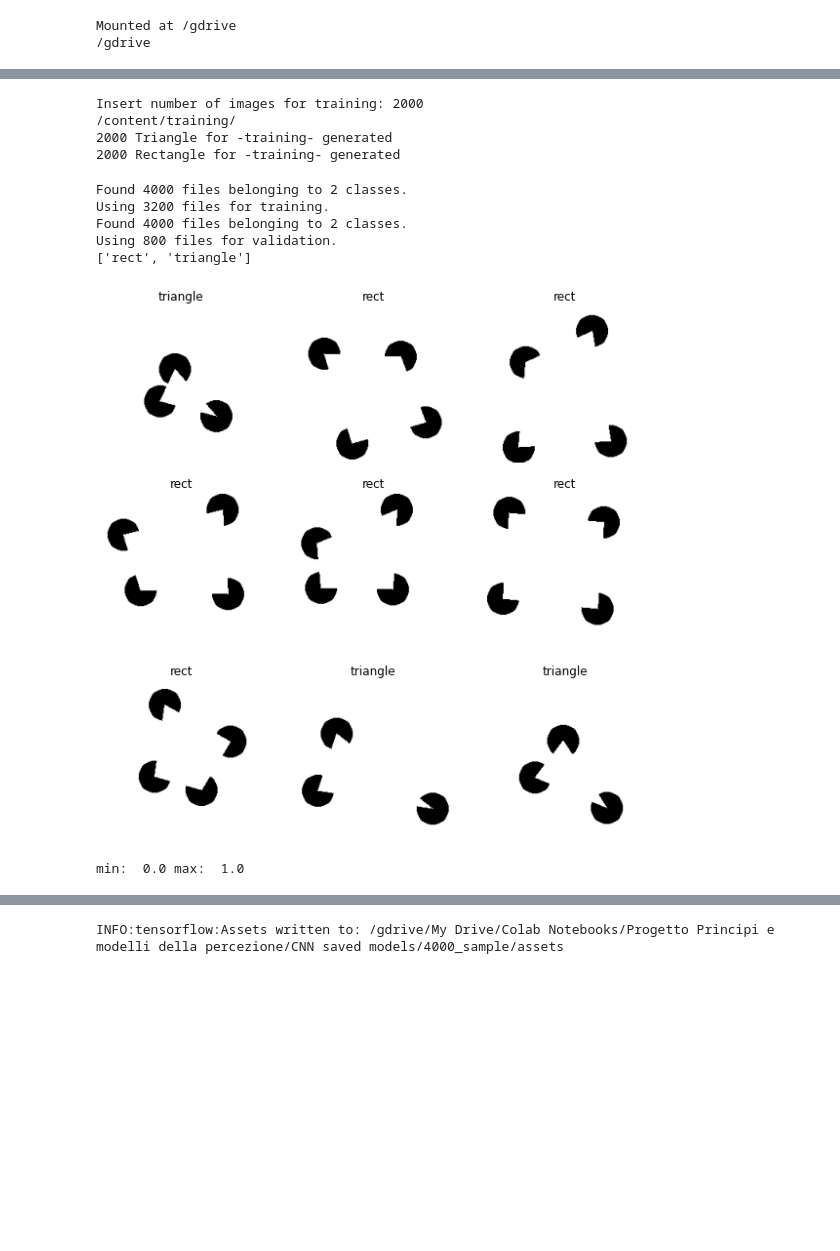
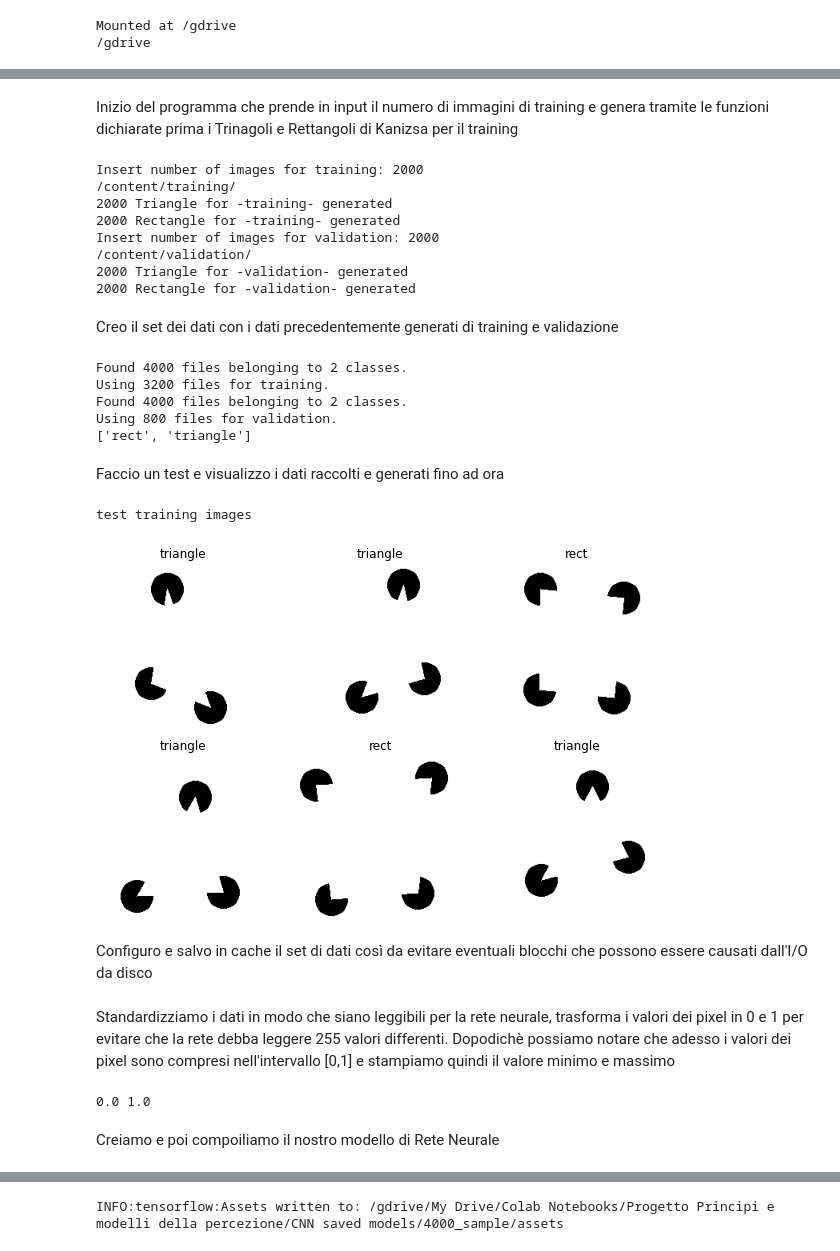
Before and after one commit to fabiocassani/recognition-figure-anomale, a Jupyter notebook: Recognition_figure_using_neural_networks.ipynb, the cells around one changed output, grey strips where cells are left out. Saved outputs shown, nothing was run; the diff lists cells and outputs as text; code cells hidden in the pictures; blank space fills up the shorter version.

```diff
--- a/Recognition_figure_using_neural_networks.ipynb
+++ b/Recognition_figure_using_neural_networks.ipynb
@@ -161,6 +169,8 @@ def drawNKanizsaTriangle(n, w, h, dir):
 
 
     return
+# %% [markdown]
+Inizio del programma che prende in input il numero di immagini di training e genera tramite le funzioni dichiarate prima i Trinagoli e Rettangoli di Kanizsa per il training
 # %%
 w, h = 200, 200
 n = input("Insert number of images for training: ")
@@ -181,27 +191,33 @@ drawNKanizsaRect(n, w, h,dir)
 print(n.__str__() + " Rectangle for -training- generated")
 
 
-#n = input("Insert number of images for validation: ")
-#n = int(n)
+n = input("Insert number of images for validation: ")
+n = int(n)
 
-#dir = os.path.join(ROOT_DIR, "validation/")
+dir = os.path.join(ROOT_DIR, "validation/")
 
-#if os.path.isdir(dir):
-#  shutil.rmtree(dir)
+if os.path.isdir(dir):
+  shutil.rmtree(dir)
 
-#os.mkdir(dir)
+os.mkdir(dir)
 
-#print(dir)
+print(dir)
 
-#drawNKanizsaTriangle(n, w, h,dir)
-#print(n.__str__() + " Triangle for -validation- generated")
-#drawNKanizsaRect(n, w, h,dir)
-#print(n.__str__() + " Rectangle for -validation- generated")
+drawNKanizsaTriangle(n, w, h,dir)
+print(n.__str__() + " Triangle for -validation- generated")
+drawNKanizsaRect(n, w, h,dir)
+print(n.__str__() + " Rectangle for -validation- generated")
 # %% [output]
 Insert number of images for training: 2000
 /content/training/
 2000 Triangle for -training- generated
 2000 Rectangle for -training- generated
+Insert number of images for validation: 2000
+/content/validation/
+2000 Triangle for -validation- generated
+2000 Rectangle for -validation- generated
+# %% [markdown]
+Creo il set dei dati con i dati precedentemente generati di training e validazione
 # %%
 #Creazione del set dati con i dati di training e validazione
 batch_size = 50
@@ -234,16 +250,30 @@ Using 3200 files for training.
 Found 4000 files belonging to 2 classes.
 Using 800 files for validation.
 ['rect', 'triangle']
+# %% [markdown]
+Faccio un test e visualizzo i dati raccolti e generati fino ad ora
 # %%
-# test visualizzazione dei dati
-
+# test visualizzazione dei dati di train e validation
+print("test training images")
 plt.figure(figsize=(10, 10))
 for images, labels in train_ds.take(1):
-  for i in range(9):
+  for i in range(6):
     ax = plt.subplot(3, 3, i + 1)
     plt.imshow(images[i].numpy().astype("uint8"))
     plt.title(class_names[labels[i]])
     plt.axis("off")
+
+#print("test validation images")
+#plt.figure(figsize=(10, 10))
+#for images, labels in val_ds.take(1):
+#  for i in range(6):
+#    ax = plt.subplot(3, 3, i + 1)
+#    plt.imshow(images[i].numpy().astype("uint8"))
+#    plt.title(class_names[labels[i]])
+#    plt.axis("off")
 # %% [output]
+test training images
-[figure, old version]
+[figure, new version]
+# %% [markdown]
+Configuro e salvo in cache il set di dati così da evitare eventuali blocchi che possono essere causati dall'I/O da disco
 # %%
@@ -252,17 +282,21 @@ AUTOTUNE = tf.data.AUTOTUNE
 
 train_ds = train_ds.cache().shuffle(1000).prefetch(buffer_size=AUTOTUNE)
 val_ds = val_ds.cache().prefetch(buffer_size=AUTOTUNE)
+# %% [markdown]
+Standardizziamo i dati in modo che siano leggibili per la rete neurale, trasforma i valori dei pixel in 0 e 1 per evitare che la rete debba leggere 255 valori differenti.
+Dopodichè possiamo notare che adesso i valori dei pixel sono compresi nell'intervallo [0,1] e stampiamo quindi il valore minimo e massimo
 # %%
-# Standardizziamo i dati in modo che siano leggibili per la rete neurale, trasforma i valori dei pixel in 0 e 1 per evitare che la rete debba leggere 255 valori differenti
-
+#standardizziamo i dati
 normalization_layer = tf.keras.layers.Rescaling(1./255)
 normalized_ds = train_ds.map(lambda x, y: (normalization_layer(x), y))
 image_batch, labels_batch = next(iter(normalized_ds))
 first_image = image_batch[0]
-# Notiamo che adesso i valori dei pixel sono in `[0,1]`
-print("min: ", np.min(first_image), "max: ", np.max(first_image))
+#valori dei pixel in [0,1]
+print(np.min(first_image), np.max(first_image))
 # %% [output]
-min:  0.0 max:  1.0
+0.0 1.0
+# %% [markdown]
+Creiamo e poi compoiliamo il nostro modello di Rete Neurale
 # %%
 #creazione del modello di rete neurale
 num_classes = len(class_names)
```
Also changed, not shown: parts of 22 cells of this notebook.
